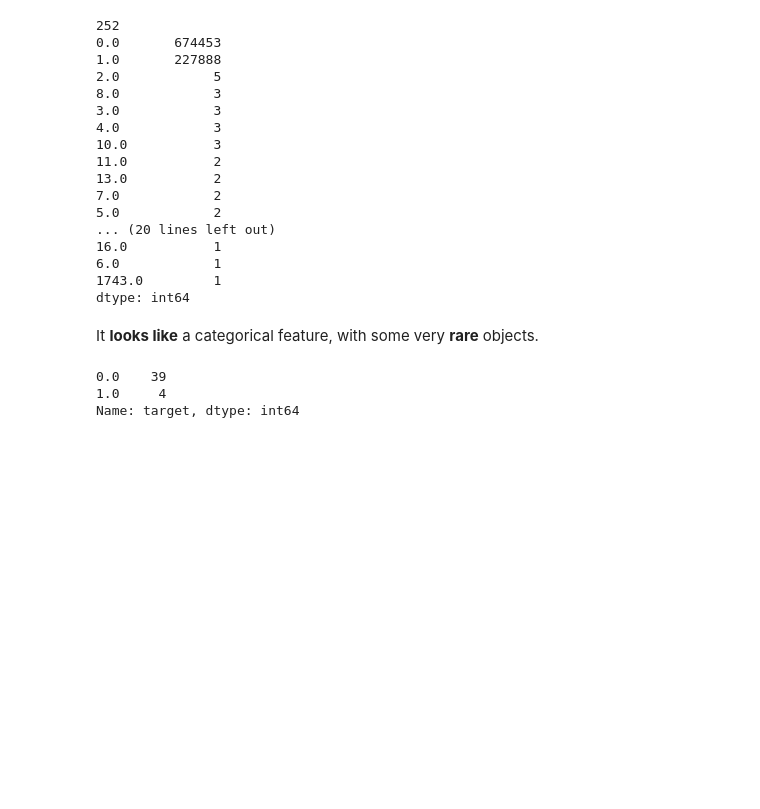
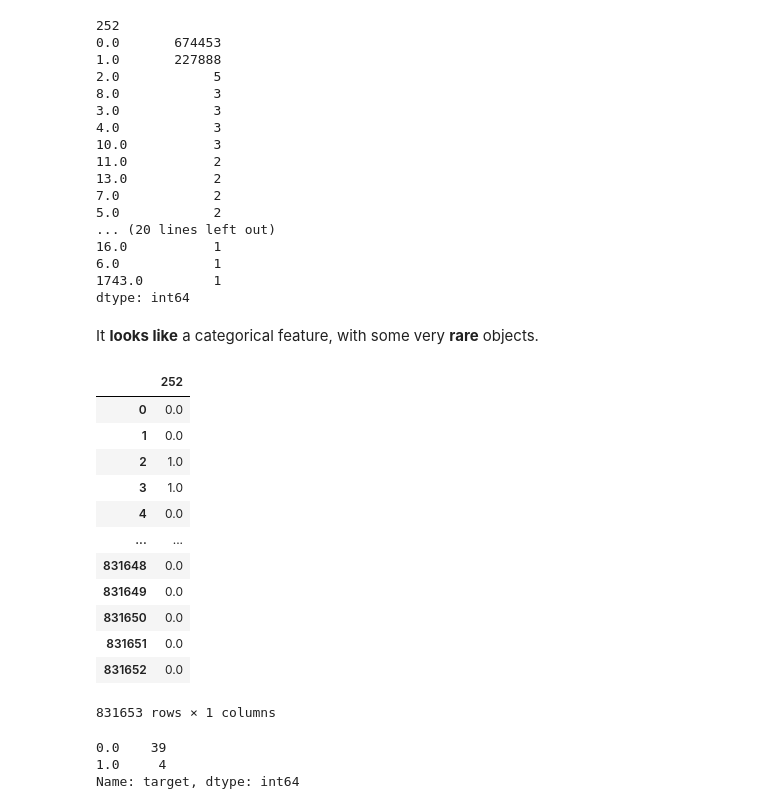
Before and after one commit to hildar/RecSys-Megafon, a Jupyter notebook: Train.ipynb, the cells around one changed output. Drawn from its saved outputs; the diff is of its cells as text; code cells hidden in the pictures; blank space fills up the shorter version.

Commit message:
other and binary features

```diff
--- a/Train.ipynb
+++ b/Train.ipynb
@@ -745,6 +745,22 @@ f[list(f_other)].value_counts()
 dtype: int64
 # %% [markdown]
 It **looks like** a categorical feature, with some very **rare** objects.
+# %%
+train[list(f_other)]
+# %% [output]
+|  | 252 |
+| 0 | 0.0 |
+| 1 | 0.0 |
+| 2 | 1.0 |
+| 3 | 1.0 |
+| 4 | 0.0 |
+| ... | ... |
+| 831648 | 0.0 |
+| 831649 | 0.0 |
+| 831650 | 0.0 |
+| 831651 | 0.0 |
+| 831652 | 0.0 |
+831653 rows × 1 columns
 # %%
 train[train['252'] >= 2].target.value_counts()
 # %% [output]
```
Also changed, not shown: parts of 4 cells of this notebook.
